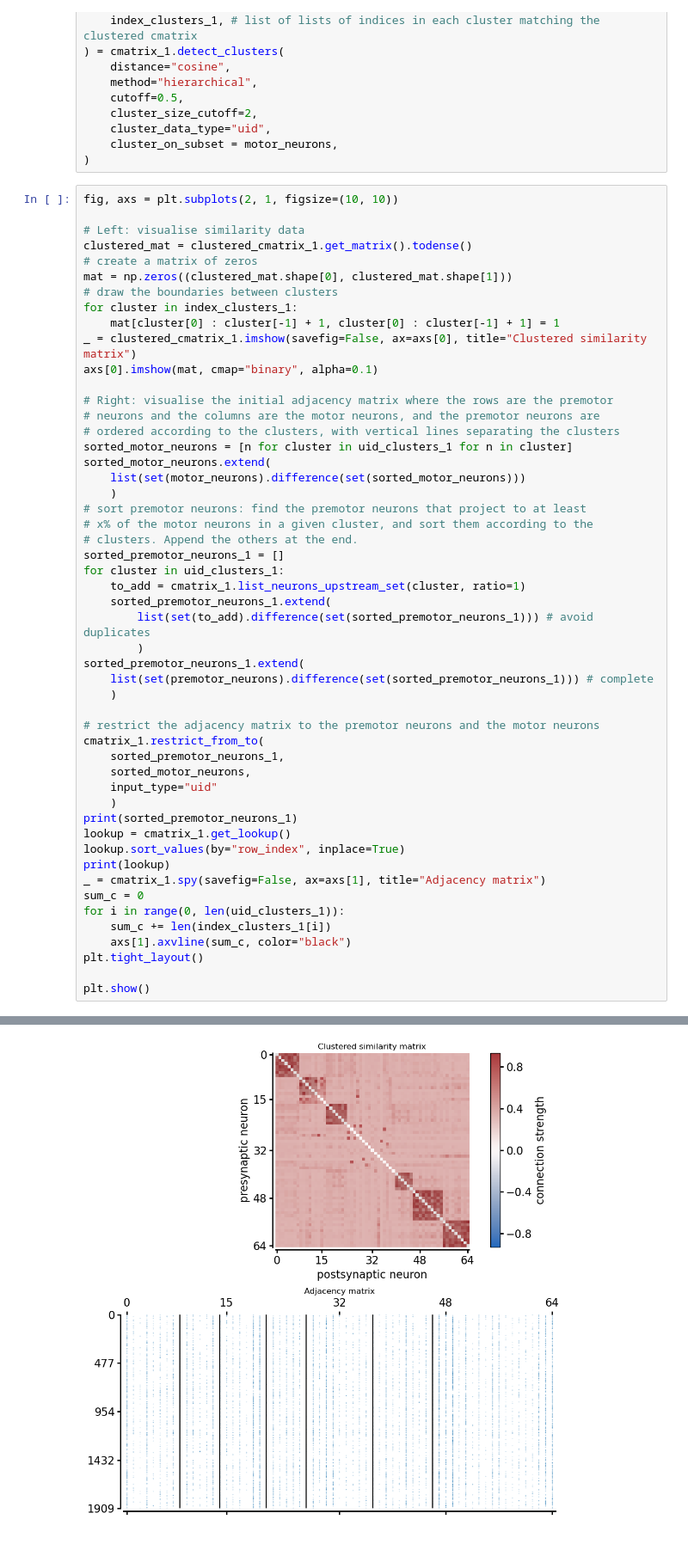
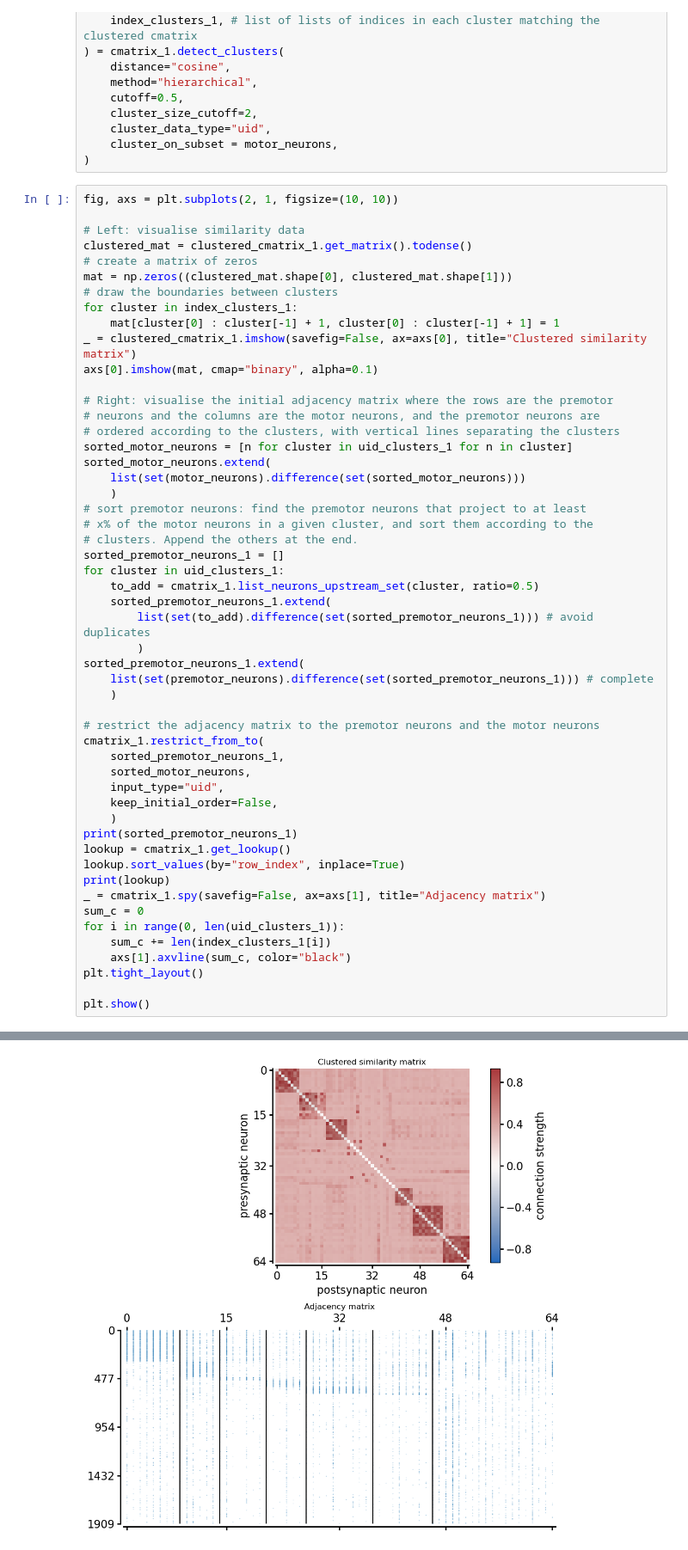
Before and after one commit to NeLy-EPFL/vnc_networks, a Jupyter notebook: scripts/sanity_checks/comparison_clustering_algos.ipynb, the cells around one changed output, grey strips where cells are left out. Shown at 86% size. Saved outputs shown, nothing was run; the diff lists cells and outputs as text.

Commit message:
bug fix: possible to restrict cmatrix with a given ordering

```diff
--- a/scripts/sanity_checks/comparison_clustering_algos.ipynb
+++ b/scripts/sanity_checks/comparison_clustering_algos.ipynb
@@ -73,7 +73,7 @@ sorted_motor_neurons.extend(
 # clusters. Append the others at the end.
 sorted_premotor_neurons_1 = []
 for cluster in uid_clusters_1:
-    to_add = cmatrix_1.list_neurons_upstream_set(cluster, ratio=1)
+    to_add = cmatrix_1.list_neurons_upstream_set(cluster, ratio=0.5)
     sorted_premotor_neurons_1.extend(
         list(set(to_add).difference(set(sorted_premotor_neurons_1))) # avoid duplicates
         )
@@ -85,7 +85,8 @@ sorted_premotor_neurons_1.extend(
 cmatrix_1.restrict_from_to(
     sorted_premotor_neurons_1,
     sorted_motor_neurons,
-    input_type="uid"
+    input_type="uid",
+    keep_initial_order=False,
     )
 print(sorted_premotor_neurons_1)
 lookup = cmatrix_1.get_lookup()
@@ -116,3 +117,3 @@ plt.show()
 
 [1954 rows x 5 columns]
-[figure, old version]
+[figure, new version]
```
Also changed, not shown: parts of 1 cell of this notebook, 1 other file.
